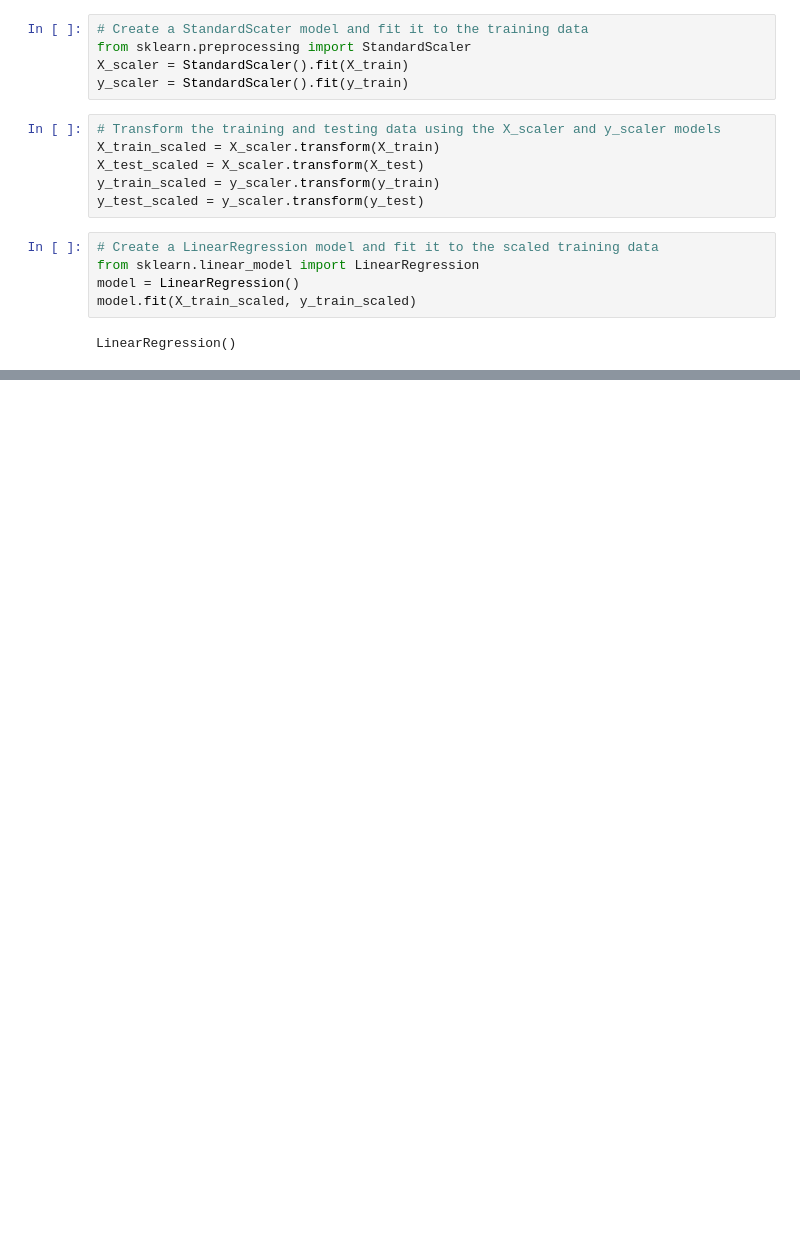
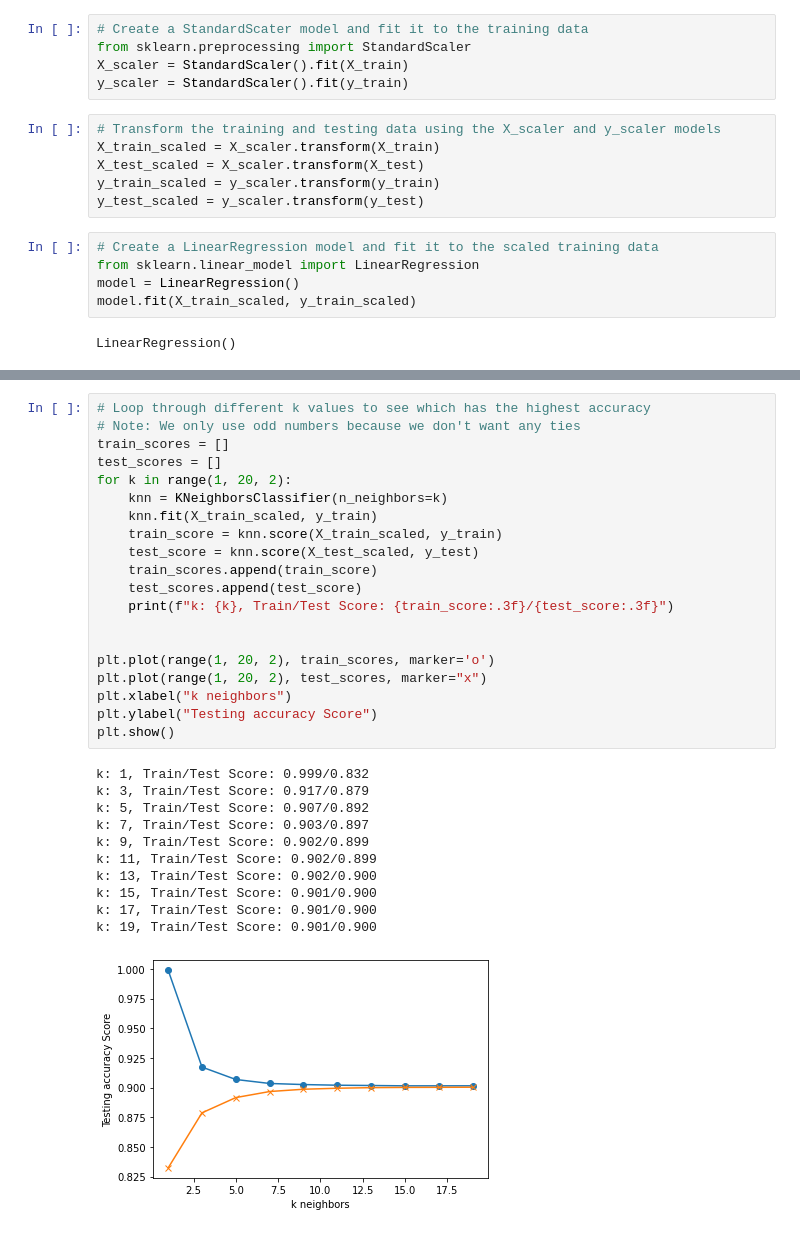
Before and after one commit to mgeorgic/Audible_App, a Jupyter notebook: Audible_Machine_Learning.ipynb, the cells around one changed output, grey strips where cells are left out. Cells and saved outputs as stored; diff of their text form; blank space fills up the shorter version.

```diff
--- a/Audible_Machine_Learning.ipynb
+++ b/Audible_Machine_Learning.ipynb
@@ -219 +272,33 @@ k: 19, Train/Test Score: 0.307/0.220
+# %%
+# Loop through different k values to see which has the highest accuracy
+# Note: We only use odd numbers because we don't want any ties
+train_scores = []
+test_scores = []
+for k in range(1, 20, 2):
+    knn = KNeighborsClassifier(n_neighbors=k)
+    knn.fit(X_train_scaled, y_train)
+    train_score = knn.score(X_train_scaled, y_train)
+    test_score = knn.score(X_test_scaled, y_test)
+    train_scores.append(train_score)
+    test_scores.append(test_score)
+    print(f"k: {k}, Train/Test Score: {train_score:.3f}/{test_score:.3f}")
+
+
+plt.plot(range(1, 20, 2), train_scores, marker='o')
+plt.plot(range(1, 20, 2), test_scores, marker="x")
+plt.xlabel("k neighbors")
+plt.ylabel("Testing accuracy Score")
+plt.show()
+# %% [output]
+k: 1, Train/Test Score: 0.999/0.832
+k: 3, Train/Test Score: 0.917/0.879
+k: 5, Train/Test Score: 0.907/0.892
+k: 7, Train/Test Score: 0.903/0.897
+k: 9, Train/Test Score: 0.902/0.899
+k: 11, Train/Test Score: 0.902/0.899
+k: 13, Train/Test Score: 0.902/0.900
+k: 15, Train/Test Score: 0.901/0.900
+k: 17, Train/Test Score: 0.901/0.900
+k: 19, Train/Test Score: 0.901/0.900
+[figure, added]
 # %%
```
Also changed, not shown: parts of 55 cells of this notebook.
